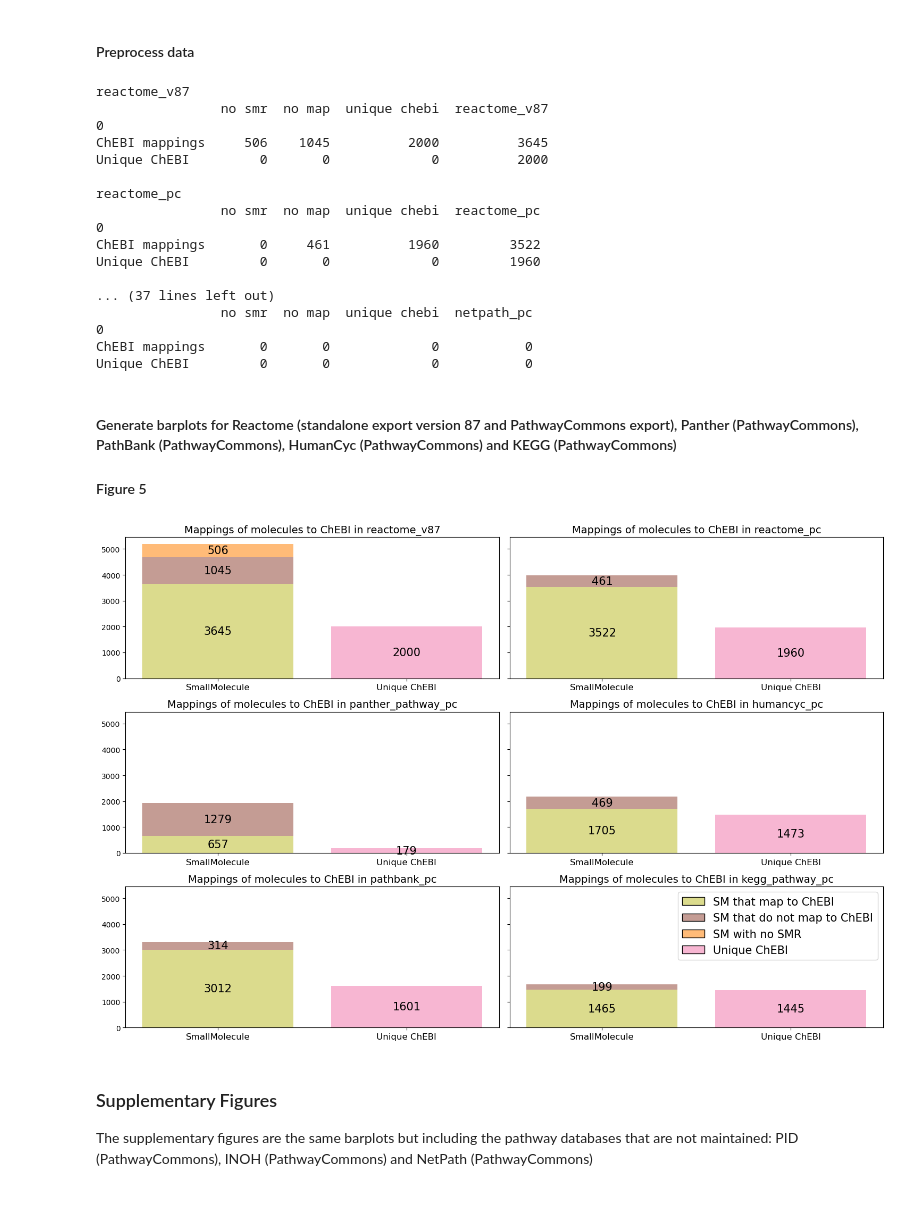
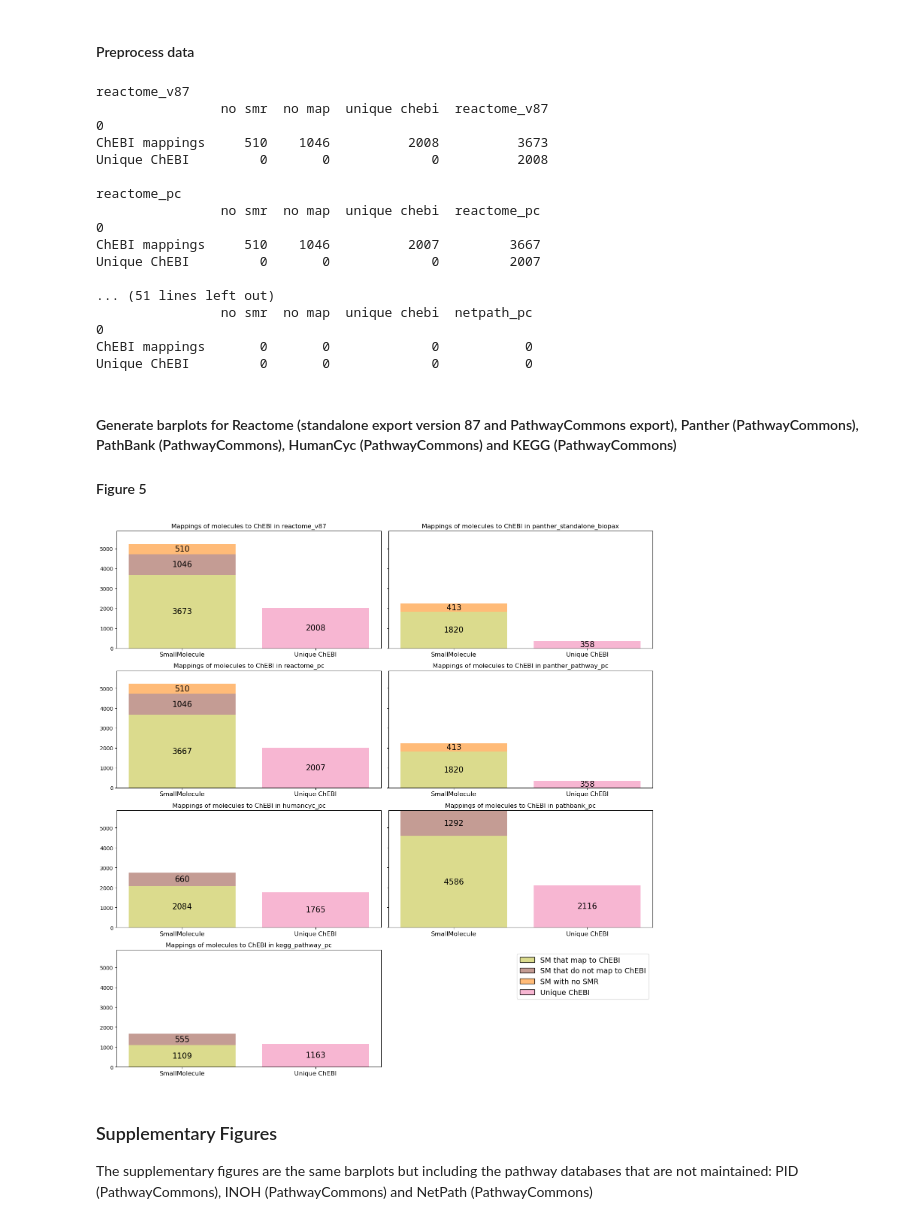
Before and after one commit to CecileBeust/BioPAXReview2024Codes, a Jupyter notebook: Figure4-5/Scripts/03_barplots_mappings.ipynb, the cells around one changed output. Cells and saved outputs as stored; diff of their text form; code cells hidden in the pictures.

Commit message:
update figures with new versions of file (PathwayCommons v14)

```diff
--- a/Figure4-5/Scripts/03_barplots_mappings.ipynb
+++ b/Figure4-5/Scripts/03_barplots_mappings.ipynb
@@ -11,6 +11,7 @@ from matplotlib.patches import Patch
 # %%
 # Concatenate query results for UniProt mappings
 reactome_v87_mappings_uniprot = pd.read_csv("../Results/reactome_v87_mappings_uniprot.csv", sep=",", skiprows=1, header=None, index_col=0)
+panther_standalone_mappings_uniprot = pd.read_csv("../Results/panther_standalone_mappings_uniprot.csv", sep=",", skiprows=1, header=None, index_col=0)
 reactome_pc_mappings_uniprot = pd.read_csv("../Results/reactome_pc_mappings_uniprot.csv", sep=",", skiprows=1, header=None, index_col=0)
 panther_pathway_pc_mappings_uniprot = pd.read_csv("../Results/panther_pc_mappings_uniprot.csv", sep=",", skiprows=1, header=None, index_col=0)
 pathbank_pc_mappings_uniprot = pd.read_csv("../Results/pathbank_pc_mappings_uniprot.csv", sep=",", skiprows=1, header=None, index_col=0)
@@ -20,12 +21,13 @@ pid_pc_mappings_uniprot = pd.read_csv("../Results/pid_pc_mappings_uniprot.csv",
 inoh_pc_mappings_uniprot = pd.read_csv("../Results/inoh_pc_mappings_uniprot.csv", sep=",", skiprows=1, header=None, index_col=0)
 netpath_pc_mappings_uniprot = pd.read_csv("../Results/netpath_pc_mappings_uniprot.csv", sep=",", skiprows=1, header=None, index_col=0)
 
-concat_df_uniprot = pd.concat([reactome_v87_mappings_uniprot, reactome_pc_mappings_uniprot[1], panther_pathway_pc_mappings_uniprot[1], pathbank_pc_mappings_uniprot[1], humancyc_pc_mappings_uniprot[1], kegg_pathway_pc_mappings_uniprot[1], pid_pc_mappings_uniprot[1], inoh_pc_mappings_uniprot[1], netpath_pc_mappings_uniprot[1]], axis=1, ignore_index=True)
-concat_df_uniprot.columns = ["reactome_v87", "reactome_pc", "panther_pathway_pc", "pathbank_pc", "humancyc_pc", "kegg_pathway_pc", "pid_pc", "inoh_pc", "netpath_pc"]
+concat_df_uniprot = pd.concat([reactome_v87_mappings_uniprot, panther_standalone_mappings_uniprot[1], reactome_pc_mappings_uniprot[1], panther_pathway_pc_mappings_uniprot[1], pathbank_pc_mappings_uniprot[1], humancyc_pc_mappings_uniprot[1], kegg_pathway_pc_mappings_uniprot[1], pid_pc_mappings_uniprot[1], inoh_pc_mappings_uniprot[1], netpath_pc_mappings_uniprot[1]], axis=1, ignore_index=True)
+concat_df_uniprot.columns = ["reactome_v87", "panther_standalone_biopax", "reactome_pc", "panther_pathway_pc", "pathbank_pc", "humancyc_pc", "kegg_pathway_pc", "pid_pc", "inoh_pc", "netpath_pc"]
 concat_df_uniprot.to_csv("../Results/Mappings_Uniprot.csv", sep=",")
 
 # Concatenate query results for ChEBI mappings
 reactome_v87_mappings_chebi = pd.read_csv("../Results/reactome_v87_mappings_chebi.csv", sep=",", skiprows=1, header=None, index_col=0)
+panther_standalone_mappings_chebi = pd.read_csv("../Results/panther_standalone_biopax_mappings_chebi.csv", sep=",", skiprows=1, header=None, index_col=0)
 reactome_pc_mappings_chebi = pd.read_csv("../Results/reactome_pc_mappings_chebi.csv", sep=",", skiprows=1, header=None, index_col=0)
 panther_pathway_pc_mappings_chebi = pd.read_csv("../Results/panther_pc_mappings_chebi.csv", sep=",", skiprows=1, header=None, index_col=0)
 pathbank_pc_mappings_chebi = pd.read_csv("../Results/pathbank_pc_mappings_chebi.csv", sep=",", skiprows=1, header=None, index_col=0)
@@ -35,8 +37,8 @@ pid_pc_mappings_chebi = pd.read_csv("../Results/pid_pc_mappings_chebi.csv", sep=
 inoh_pc_mappings_chebi = pd.read_csv("../Results/inoh_pc_mappings_chebi.csv", sep=",", skiprows=1, header=None, index_col=0)
 netpath_pc_mappings_chebi = pd.read_csv("../Results/netpath_pc_mappings_chebi.csv", sep=",", skiprows=1, header=None, index_col=0)
 
-concat_df_chebi = pd.concat([reactome_v87_mappings_chebi, reactome_pc_mappings_chebi[1], panther_pathway_pc_mappings_chebi[1], pathbank_pc_mappings_chebi[1], humancyc_pc_mappings_chebi[1], kegg_pathway_pc_mappings_chebi[1], pid_pc_mappings_chebi[1], inoh_pc_mappings_chebi[1], netpath_pc_mappings_chebi[1]], axis=1, ignore_index=True)
-concat_df_chebi.columns = ["reactome_v87", "reactome_pc", "panther_pathway_pc", "pathbank_pc", "humancyc_pc", "kegg_pathway_pc", "pid_pc", "inoh_pc", "netpath_pc"]
+concat_df_chebi = pd.concat([reactome_v87_mappings_chebi, panther_standalone_mappings_chebi[1], reactome_pc_mappings_chebi[1], panther_pathway_pc_mappings_chebi[1], pathbank_pc_mappings_chebi[1], humancyc_pc_mappings_chebi[1], kegg_pathway_pc_mappings_chebi[1], pid_pc_mappings_chebi[1], inoh_pc_mappings_chebi[1], netpath_pc_mappings_chebi[1]], axis=1, ignore_index=True)
+concat_df_chebi.columns = ["reactome_v87", "panther_standalone_biopax", "reactome_pc", "panther_pathway_pc", "pathbank_pc", "humancyc_pc", "kegg_pathway_pc", "pid_pc", "inoh_pc", "netpath_pc"]
 concat_df_chebi.to_csv("../Results/Mappings_ChEBI.csv", sep=",")
 # %% [markdown]
 ## Mappings to UniProt
@@ -157,27 +181,34 @@ def preprocess_data_chebi(df,col: str):
 
 subdata_reactome_v87_chebi= preprocess_data_chebi(concat_df_chebi, "reactome_v87")
 subdata_reactome_pc_chebi = preprocess_data_chebi(concat_df_chebi, "reactome_pc")
+subdata_panther_standalone_chebi = preprocess_data_chebi(concat_df_chebi, "panther_standalone_biopax")
+subdata_panther_standalone_chebi = replace_nan_with_zero(subdata_panther_standalone_chebi)
+print(subdata_reactome_v87_chebi)
+
 subdata_panther_pathway_pc_chebi = preprocess_data_chebi(concat_df_chebi, "panther_pathway_pc")
+subdata_panther_pathway_pc_chebi = replace_nan_with_zero(subdata_panther_pathway_pc_chebi)
+print(subdata_panther_pathway_pc_chebi)
 subdata_humancyc_pc_chebi = preprocess_data_chebi(concat_df_chebi, "humancyc_pc")
 subdata_pathbank_pc_chebi = preprocess_data_chebi(concat_df_chebi, "pathbank_pc")
 subdata_kegg_pathway_pc_chebi = preprocess_data_chebi(concat_df_chebi, "kegg_pathway_pc")
 subdata_pid_pc_chebi = preprocess_data_chebi(concat_df_chebi, "pid_pc")
 subdata_inoh_pc_chebi = preprocess_data_chebi(concat_df_chebi, "inoh_pc")
+subdata_inoh_pc_chebi = replace_nan_with_zero(subdata_inoh_pc_chebi)
 subdata_netpath_pc_chebi = preprocess_data_chebi(concat_df_chebi, "netpath_pc")
 # %% [output]
 reactome_v87
                 no smr  no map  unique chebi  reactome_v87
 0
-ChEBI mappings     506    1045          2000          3645
-Unique ChEBI         0       0             0          2000
+ChEBI mappings     510    1046          2008          3673
+Unique ChEBI         0       0             0          2008
 
 reactome_pc
                 no smr  no map  unique chebi  reactome_pc
 0
-ChEBI mappings       0     461          1960         3522
-Unique ChEBI         0       0             0         1960
+ChEBI mappings     510    1046          2007         3667
+Unique ChEBI         0       0             0         2007
 
-... (37 lines left out)
+... (51 lines left out)
                 no smr  no map  unique chebi  netpath_pc
 0
 ChEBI mappings       0       0             0           0
@@ -187,46 +218,53 @@ Unique ChEBI         0       0             0           0
 
 #### Figure 5
 # %%
-fig, axs = plt.subplots(3, 2, figsize=(15,10), sharey=True)
+fig, axs = plt.subplots(4, 2, figsize=(15, 15), sharey=True)
 chebi_abs = ["SmallMolecule", "Unique ChEBI"]
 
 def plot_stack_barplot_chebi(ax, col, new_df):
     bars1 = ax.bar(chebi_abs, new_df[col], color=["#DBDB8D", "#F7B6D2"])
     bars2 = ax.bar(chebi_abs, new_df["no map"], bottom=new_df[col] , color="#C49C94")
     bars3 = ax.bar(chebi_abs, new_df["no smr"], bottom=new_df["no map"]+new_df[col], color="#FFBB78")
     #ax.legend(["count 1", "Small Molecule with no SMR", "SMR that do not map to ChEBI"])
     ax.tick_params(axis='x', labelsize=12)
-    ax.set_title(f"Mappings of molecules to ChEBI in {col}", fontsize=14)
+    ax.set_title(f"Mappings of molecules to ChEBI in {col}", fontsize=12)
 
     for bars in [bars1, bars2, bars3]:
         for bar in bars:
             height = bar.get_height()
             if height != 0:
                 height = bar.get_height()
                 bottom = bar.get_y()
                 ax.text(bar.get_x() + bar.get_width()/2., bottom + height/2, '%d' % int(height), ha='center', va='center', fontsize=15)
 
 
-legend_elements = [Patch(facecolor="#DBDB8D", edgecolor='black', label='SM that map to ChEBI'),
-                   Patch(facecolor='#C49C94', edgecolor='black', label='SM that do not map to ChEBI'),
-                       Patch(facecolor="#FFBB78", edgecolor='black', label='SM with no SMR'),
-                       Patch(facecolor= "#F7B6D2", edgecolor='black', label='Unique ChEBI')]
-plt.legend(handles=legend_elements, loc = "upper right", fontsize=15)
+legend_elements = [
+    Patch(facecolor="#DBDB8D", edgecolor='black', label='SM that map to ChEBI'),
+    Patch(facecolor='#C49C94', edgecolor='black', label='SM that do not map to ChEBI'),
+    Patch(facecolor="#FFBB78", edgecolor='black', label='SM with no SMR'),
+    Patch(facecolor= "#F7B6D2", edgecolor='black', label='Unique ChEBI')
+    ]
+plt.legend(handles=legend_elements, loc = "upper right", fontsize=14)
 
 
 reactome_v87 = plot_stack_barplot_chebi(ax=axs[0, 0], col="reactome_v87", new_df=subdata_reactome_v87_chebi)
-reactome_pc = plot_stack_barplot_chebi(ax=axs[0, 1], col="reactome_pc", new_df=subdata_reactome_pc_chebi)
-panther_pathway_pc = plot_stack_barplot_chebi(ax=axs[1, 0], col="panther_pathway_pc", new_df=subdata_panther_pathway_pc_chebi)
-humancyc_pc = plot_stack_barplot_chebi(ax=axs[1, 1], col="humancyc_pc", new_df=subdata_humancyc_pc_chebi)
-pathbank_pc = plot_stack_barplot_chebi(ax=axs[2, 0], col="pathbank_pc", new_df=subdata_pathbank_pc_chebi)
-kegg_pathway_pc = plot_stack_barplot_chebi(ax=axs[2, 1], col="kegg_pathway_pc", new_df=subdata_kegg_pathway_pc_chebi)
+panther_standalone = plot_stack_barplot_chebi(ax=axs[0, 1], col="panther_standalone_biopax", new_df=subdata_panther_standalone_chebi)
+reactome_pc = plot_stack_barplot_chebi(ax=axs[1, 0], col="reactome_pc", new_df=subdata_reactome_pc_chebi)
+panther_pc = plot_stack_barplot_chebi(ax=axs[1, 0], col="panther_pathway_pc", new_df=subdata_panther_pathway_pc_chebi)
+panther_pathway_pc = plot_stack_barplot_chebi(ax=axs[1, 1], col="panther_pathway_pc", new_df=subdata_panther_pathway_pc_chebi)
+humancyc_pc = plot_stack_barplot_chebi(ax=axs[2, 0], col="humancyc_pc", new_df=subdata_humancyc_pc_chebi)
+pathbank_pc = plot_stack_barplot_chebi(ax=axs[2, 1], col="pathbank_pc", new_df=subdata_pathbank_pc_chebi)
+kegg_pathway_pc = plot_stack_barplot_chebi(ax=axs[3, 0], col="kegg_pathway_pc", new_df=subdata_kegg_pathway_pc_chebi)
+
+# Hide the empty last subplot
+axs[3, 1].axis('off')
 
 plt.tight_layout()
 plt.savefig("../Results/Fig5_Mappings_ChEBI.png", dpi=300)
 plt.savefig("../Results/Fig5_Mappings_ChEBI.svg", dpi=300)
 plt.show()
 # %% [output]
-[figure, old version]
+[figure, new version]
 # %% [markdown]
 ### Supplementary Figures
 
```
Also changed, not shown: parts of 5 cells of this notebook, 26 other files.
